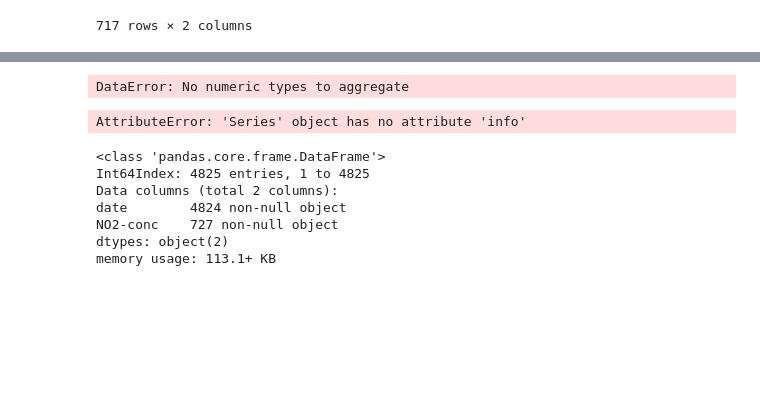
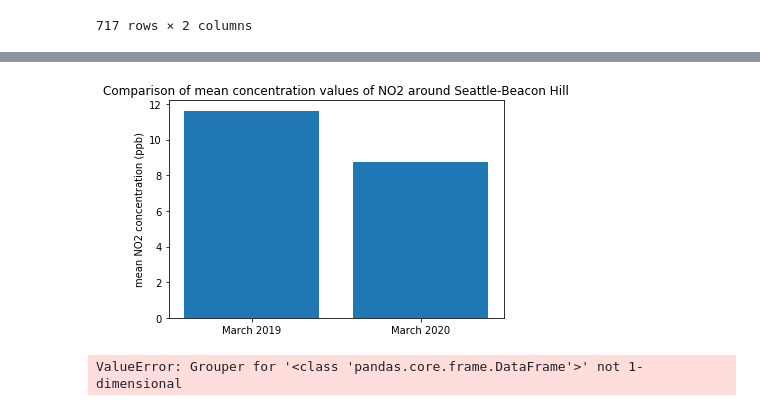
Before and after one commit to b-weintraub/social-distancing, a Jupyter notebook: EDA.ipynb, the cells around one changed output, grey strips where cells are left out. Saved outputs shown, nothing was run; the diff lists cells and outputs as text; code cells hidden in the pictures; blank space fills up the shorter version.

```diff
--- a/EDA.ipynb
+++ b/EDA.ipynb
@@ -215,10 +216,21 @@ ax.plot('Date','NO2_CAPS',data=df_NO2_totally_cleaned)
+# %%
+import numpy as np
+#x = np.arange(len(df_NO2_totally_cleaned['Month']))
+
+fig2, ax2 = plt.subplots()
+
+ax2.bar(['March 2019','March 2020'], [11.618194,8.757323])
+
+ax2.set_ylabel('mean NO2 concentration (ppb)')
+
+ax2.set_title('Comparison of mean concentration values of NO2 around Seattle-Beacon Hill');
+
+#ax2.set_xticks('Month')
+#ax.set_xticklabels(record_counts['genre'])
+# %% [output]
+[figure, added]
 # %%
-df_NO2_totally_cleaned.groupby(df_NO2_totally_cleaned.Date.dt.month)['NO2_CAPS'].mean()
-#df_NO2_totally_cleaned['Date'].dt.month
+df_NO2_totally_cleaned.groupby(df_NO2_totally_cleaned[df_NO2_totally_cleaned['Month']==3])['NO2_CAPS'].mean()
 # %% [output]
-DataError: No numeric types to aggregate
+ValueError: Grouper for '<class 'pandas.core.frame.DataFrame'>' not 1-dimensional
-# %%
-result = df_NO2_totally_cleaned['Date'].dt.month
-# %% [output]
-AttributeError: 'Series' object has no attribute 'info'
 # %%
@@ -226,10 +237,0 @@ df5.drop(df5.index[0], inplace=True)
-# %%
-df5.info()
-# %% [output]
-<class 'pandas.core.frame.DataFrame'>
-Int64Index: 4825 entries, 1 to 4825
-Data columns (total 2 columns):
-date        4824 non-null object
-NO2-conc    727 non-null object
-dtypes: object(2)
-memory usage: 113.1+ KB
```
Also changed, not shown: parts of 26 cells of this notebook.
